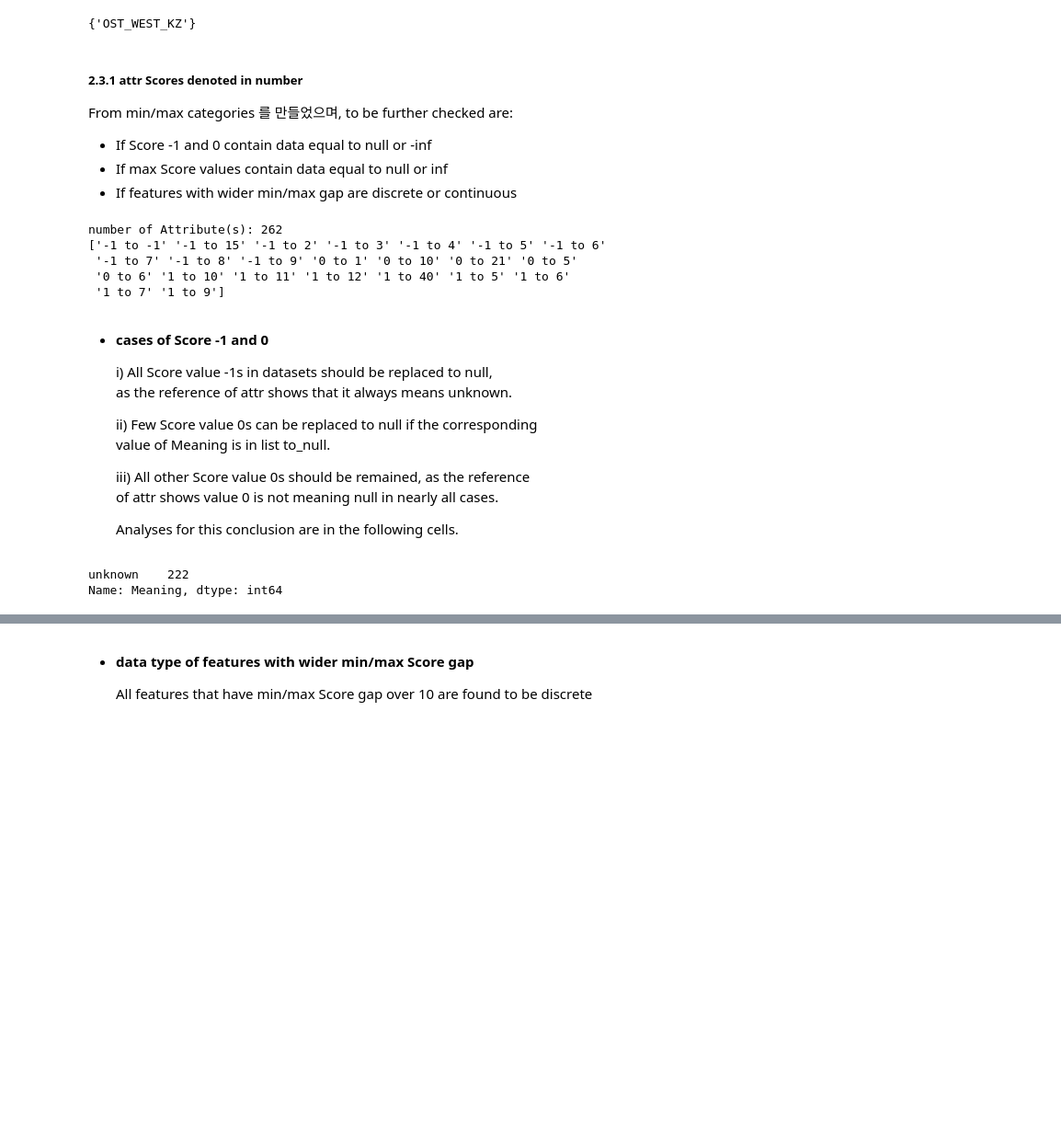
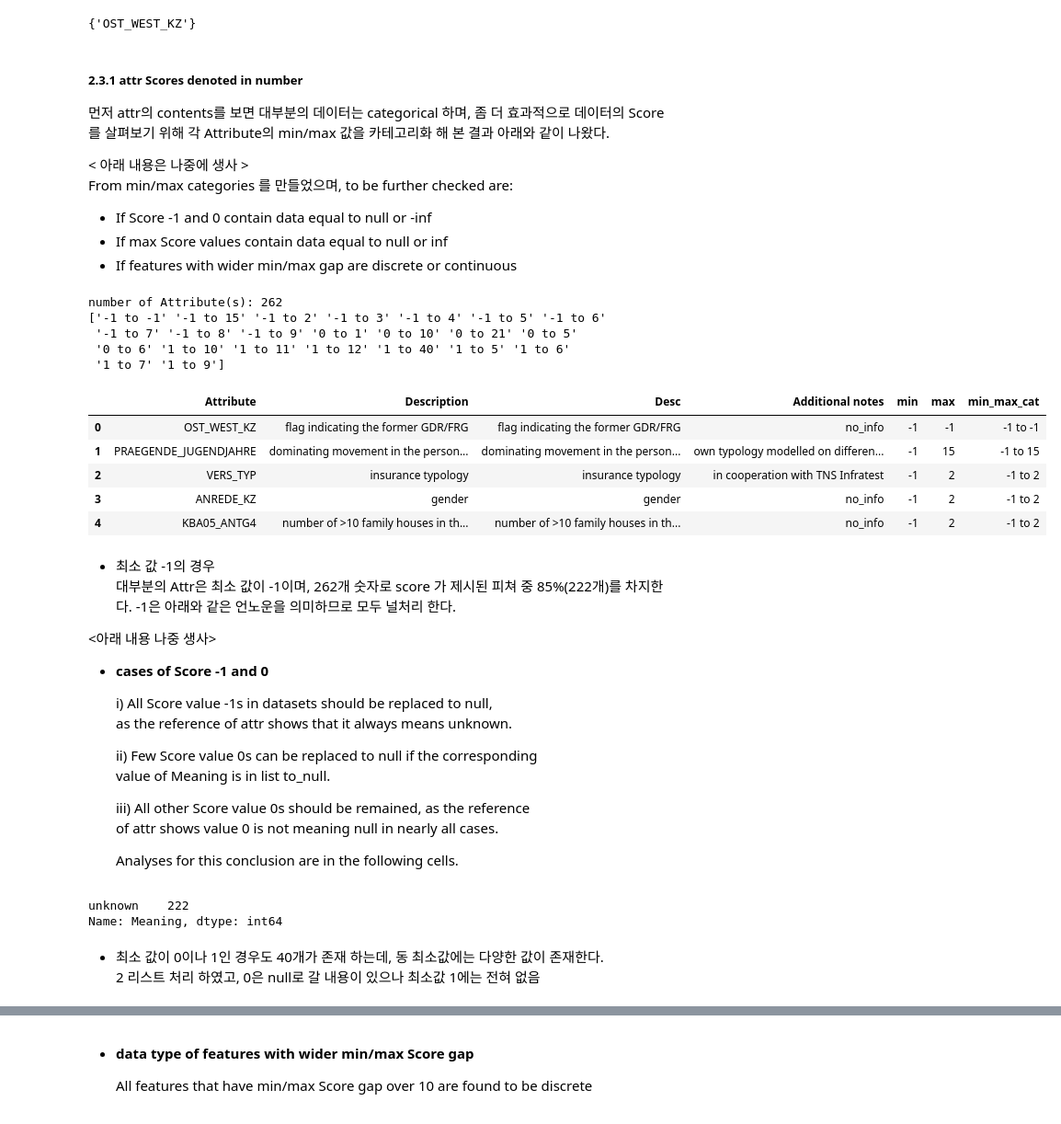
Before and after one commit to jaeyoun-chang/u_city_capstone, a Jupyter notebook: Arvato Project Workbook.ipynb, the cells around one changed output, grey strips where cells are left out. Shown at 92% size. Cells and saved outputs as stored; diff of their text form; code cells hidden in the pictures; blank space fills up the shorter version.

```diff
--- a/Arvato Project Workbook.ipynb
+++ b/Arvato Project Workbook.ipynb
@@ -623,6 +642,9 @@ set(attr_num.Attribute.unique()).intersection(set(attr_str.Attribute.unique()))
 # %% [markdown]
 ##### 2.3.1 attr Scores denoted in number
 
+먼저 attr의 contents를 보면 대부분의 데이터는 categorical 하며, 좀 더 효과적으로 데이터의 Score를 살펴보기 위해 각 Attribute의 min/max 값을 카테고리화 해 본 결과 아래와 같이 나왔다.
+
+< 아래 내용은 나중에 생사 >
 From min/max categories 를 만들었으며, to be further checked are:
 * If Score -1 and 0 contain data equal to null or -inf
 * If max Score values contain data equal to null or inf
@@ -630,16 +652,27 @@ From min/max categories 를 만들었으며, to be further checked are:
 # %%
 '''
 summary of attr_num with min/max value observed
 '''
 
 attr_num_score = pv_min_max(attr_num)
+attr_num_score.head()
 # %% [output]
 number of Attribute(s): 262
 ['-1 to -1' '-1 to 15' '-1 to 2' '-1 to 3' '-1 to 4' '-1 to 5' '-1 to 6'
  '-1 to 7' '-1 to 8' '-1 to 9' '0 to 1' '0 to 10' '0 to 21' '0 to 5'
  '0 to 6' '1 to 10' '1 to 11' '1 to 12' '1 to 40' '1 to 5' '1 to 6'
  '1 to 7' '1 to 9']
+|  | Attribute | Description | Desc | Additional notes | min | max | min_max_cat |
+| 0 | OST_WEST_KZ | flag indicating the former GDR/FRG | flag indicating the former GDR/FRG | no_info | -1 | -1 | -1 to -1 |
+| 1 | PRAEGENDE_JUGENDJAHRE | dominating movement in the person... | dominating movement in the person... | own typology modelled on differen... | -1 | 15 | -1 to 15 |
+| 2 | VERS_TYP | insurance typology | insurance typology | in cooperation with TNS Infratest | -1 | 2 | -1 to 2 |
+| 3 | ANREDE_KZ | gender | gender | no_info | -1 | 2 | -1 to 2 |
+| 4 | KBA05_ANTG4 | number of >10 family houses in th... | number of >10 family houses in th... | no_info | -1 | 2 | -1 to 2 |
 # %% [markdown]
+* 최소 값 -1의 경우
+  대부분의 Attr은 최소 값이 -1이며, 262개 숫자로 score 가 제시된 피쳐 중 85%(222개)를 차지한다. -1은 아래와 같은 언노운을 의미하므로 모두 널처리 한다.
+
+<아래 내용 나중 생사>
 * **cases of Score -1 and 0**
 
   i) All Score value -1s in datasets should be replaced to null,
@@ -663,0 +703,3 @@ Name: Meaning, dtype: int64
+# %% [markdown]
+* 최소 값이 0이나 1인 경우도 40개가 존재 하는데, 동 최소값에는 다양한 값이 존재한다.
+  2 리스트 처리 하였고, 0은 null로 갈 내용이 있으나 최소값 1에는 전혀 없음
```
Also changed, not shown: parts of 89 cells of this notebook, 3 other files.
